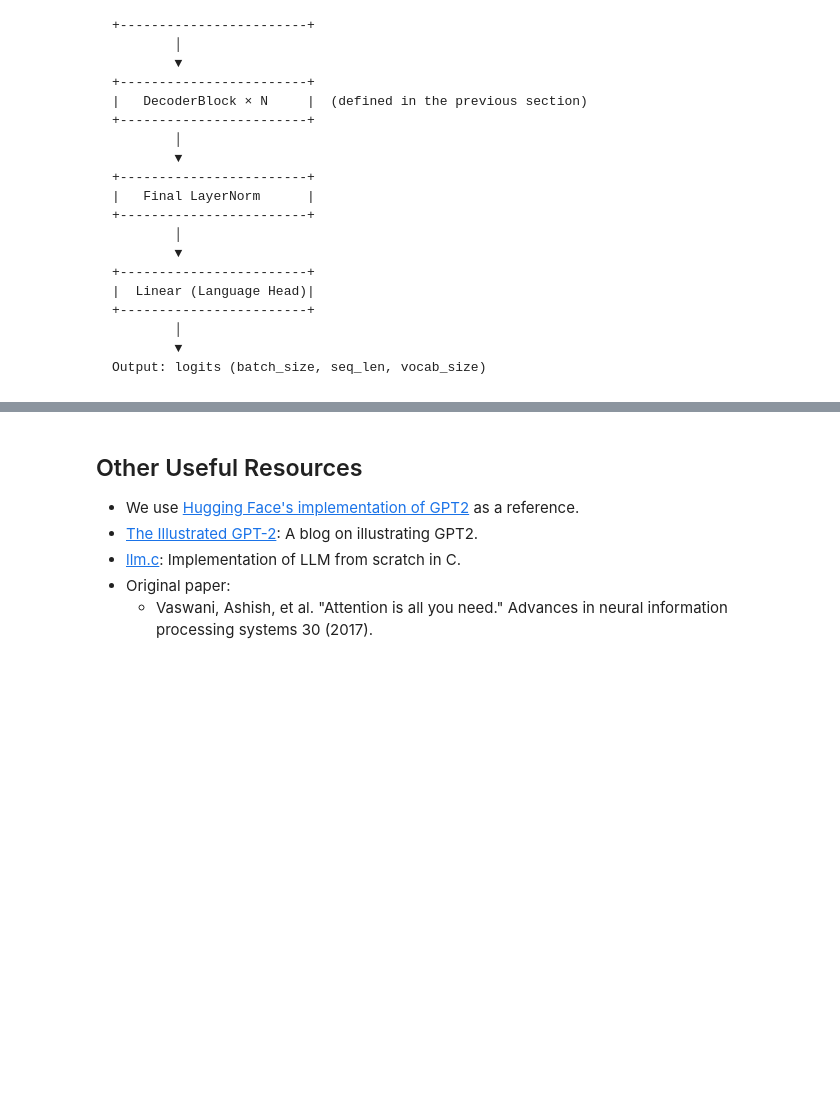
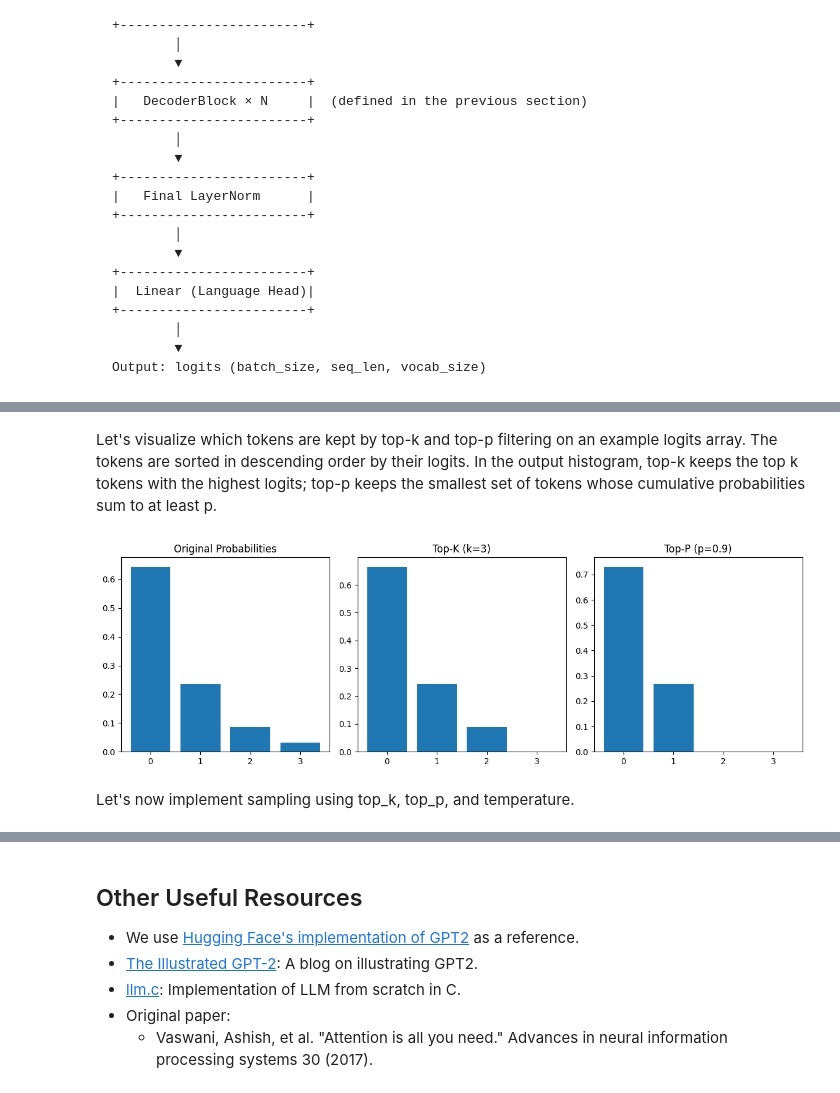
Before and after one commit to shunzh/llm.ipynb, a Jupyter notebook: llm.ipynb, the cells around one changed output, grey strips where cells are left out. Saved outputs shown, nothing was run; the diff lists cells and outputs as text; code cells hidden in the pictures; blank space fills up the shorter version.

```diff
--- a/llm.ipynb
+++ b/llm.ipynb
@@ -615,0 +708,52 @@ And that the king
+# %% [markdown]
+Let's visualize which tokens are kept by top-k and top-p filtering on an example logits array.
+The tokens are sorted in descending order by their logits.
+In the output histogram, top-k keeps the top k tokens with the highest logits; top-p keeps the smallest set of tokens whose cumulative probabilities sum to at least p.
+# %%
+import numpy as np
+import matplotlib.pyplot as plt
+
+
+def test_top_k_top_p(top_k=None, top_p=None):
+    # An example logit array
+    logits = torch.tensor([[5.0, 4.0, 3.0, 2.0]])
+    original_probs = torch.softmax(logits, dim=-1).squeeze().numpy()
+    tokens = np.arange(len(original_probs))
+
+    top_k_probs = None
+    top_p_probs = None
+    if top_k is not None:
+        top_k_logits = top_k_filter(logits.clone(), top_k)
+        top_k_probs = torch.softmax(top_k_logits, dim=-1).squeeze().numpy()
+    if top_p is not None:
+        top_p_logits = top_p_filter(logits.clone(), top_p)
+        top_p_probs = torch.softmax(top_p_logits, dim=-1).squeeze().numpy()
+
+    n_plots = 1 + int(top_k is not None) + int(top_p is not None)
+    plt.figure(figsize=(4 * n_plots, 4))
+
+    plt.subplot(1, n_plots, 1)
+    plt.bar(tokens, original_probs)
+    plt.title("Original Probabilities")
+
+    plot_idx = 2
+    if top_k_probs is not None:
+        plt.subplot(1, n_plots, plot_idx)
+        plt.bar(tokens, top_k_probs)
+        plt.title(f"Top-K (k={top_k})")
+        plot_idx += 1
+
+    if top_p_probs is not None:
+        plt.subplot(1, n_plots, plot_idx)
+        plt.bar(tokens, top_p_probs)
+        plt.title(f"Top-P (p={top_p})")
+
+    plt.tight_layout()
+    plt.show()
+
+
+test_top_k_top_p(top_k=3, top_p=0.9)
+# %% [output]
+[figure, added]
+# %% [markdown]
+Let's now implement sampling using top_k, top_p, and temperature.
```
Also changed, not shown: parts of 29 cells of this notebook.
